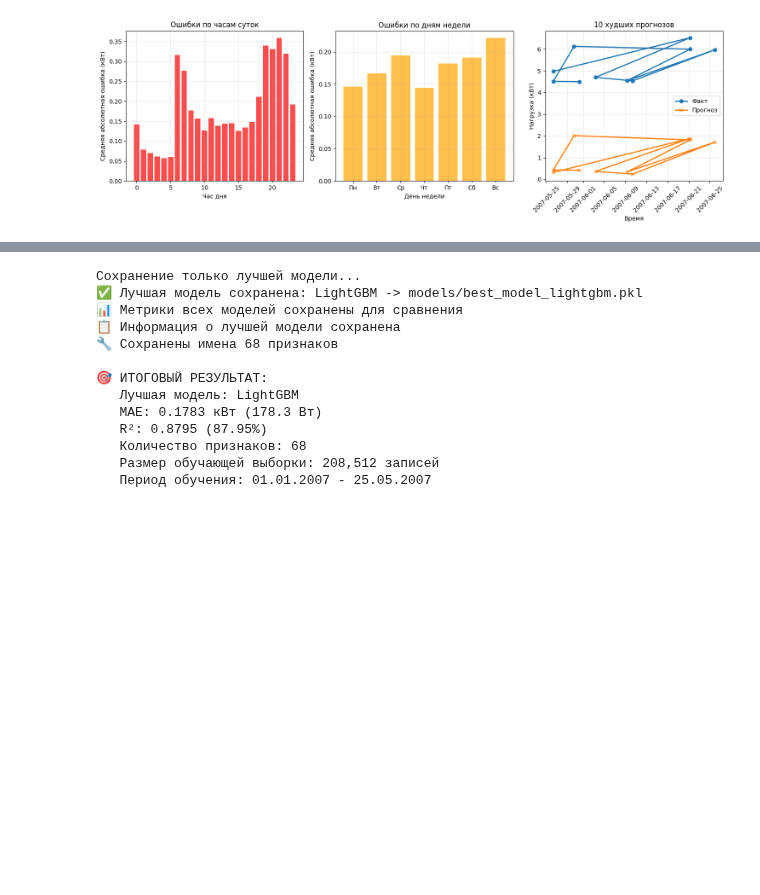
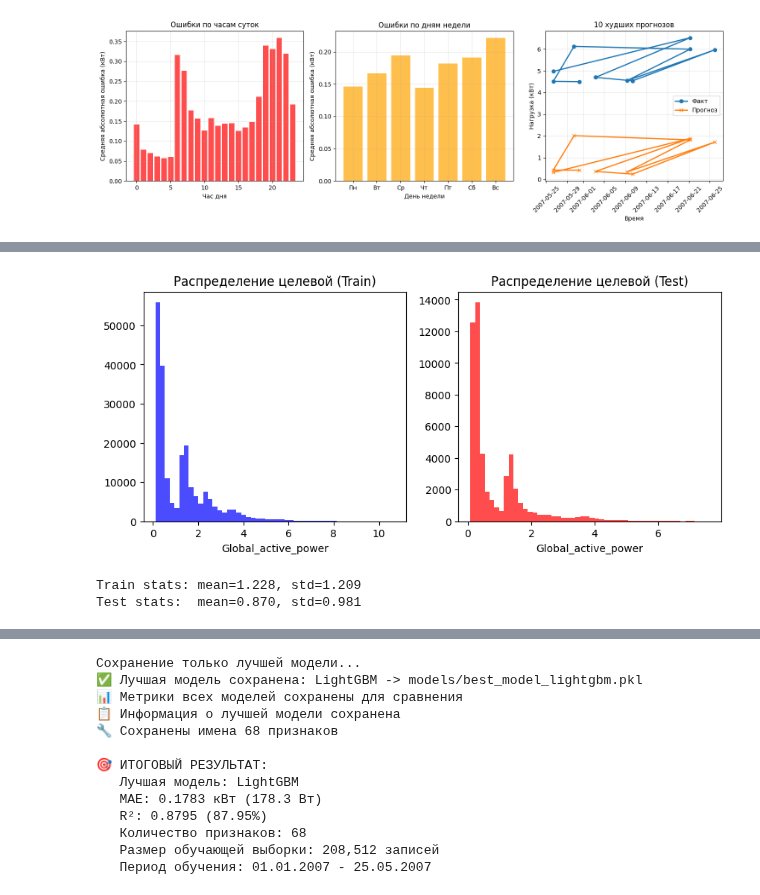
Before and after one commit to pogodaa/ML_cursovaya, a Jupyter notebook: model.ipynb, the cells around one changed output, grey strips where cells are left out. Cells and saved outputs as stored; diff of their text form; code cells hidden in the pictures; blank space fills up the shorter version.

```diff
--- a/model.ipynb
+++ b/model.ipynb
@@ -443,0 +557,20 @@ Name: count, dtype: int64
+# %%
+# 7. ПРОВЕРКА НА УТЕЧКИ ДАННЫХ
+print("\n=== ПРОВЕРКА НА УТЕЧКИ ===")
+
+problematic_features = ['Global_intensity', 'Global_reactive_power', 'Voltage']
+for feature in problematic_features:
+    if feature in df.columns:
+        corr = df[feature].corr(df['Global_active_power'])
+        print(f"{feature}: corr={corr:.3f} - {'❌ УТЕЧКА!' if abs(corr) > 0.9 else '✅ OK'}")
+
+# 8. Удали утечки и переобучи модель
+features_without_leaks = [f for f in X_train.columns.tolist() if f not in problematic_features]
+print(f"Признаков до: {len(X_train.columns)}, после удаления утечек: {len(features_without_leaks)}")
+
+# 9. Проверь сезонность в данных
+print("\n=== СЕЗОННЫЙ АНАЛИЗ ===")
+monthly_means = df.groupby(df.index.month)['Global_active_power'].mean()
+print("Среднее потребление по месяцам:")
+for month, mean_val in monthly_means.items():
+    print(f"  Месяц {month}: {mean_val:.3f} кВт")
@@ -987,0 +1301,22 @@ hour
+# %%
+# Сравни распределение в train и test
+plt.figure(figsize=(10, 4))
+
+plt.subplot(1, 2, 1)
+plt.hist(y_train, bins=50, alpha=0.7, label='Train', color='blue')
+plt.title('Распределение целевой (Train)')
+plt.xlabel('Global_active_power')
+
+plt.subplot(1, 2, 2)
+plt.hist(y_test, bins=50, alpha=0.7, label='Test', color='red')
+plt.title('Распределение целевой (Test)')
+plt.xlabel('Global_active_power')
+
+plt.show()
+
+print(f"Train stats: mean={y_train.mean():.3f}, std={y_train.std():.3f}")
+print(f"Test stats:  mean={y_test.mean():.3f}, std={y_test.std():.3f}")
+# %% [output]
+[figure, added]
+Train stats: mean=1.228, std=1.209
+Test stats:  mean=0.870, std=0.981
```
Also changed, not shown: parts of 15 cells of this notebook, 6 other files.
